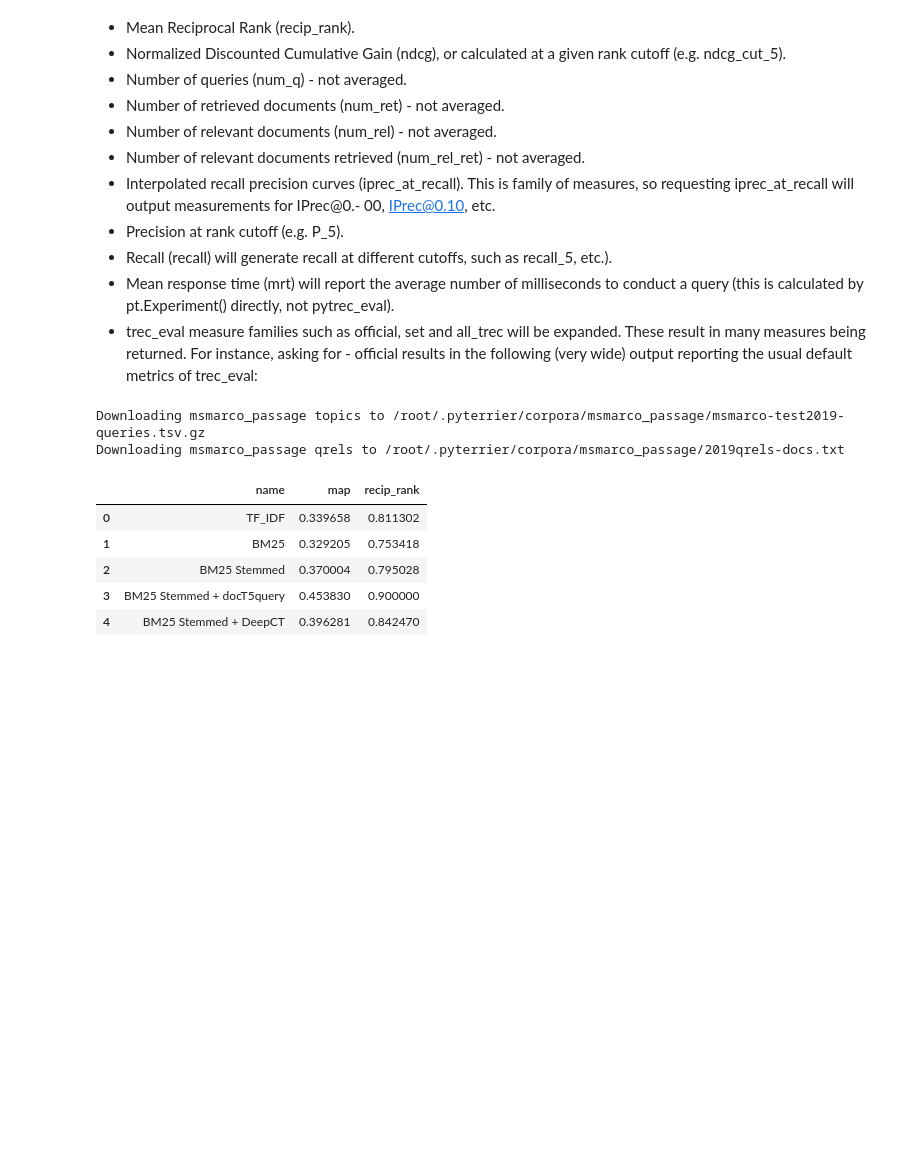
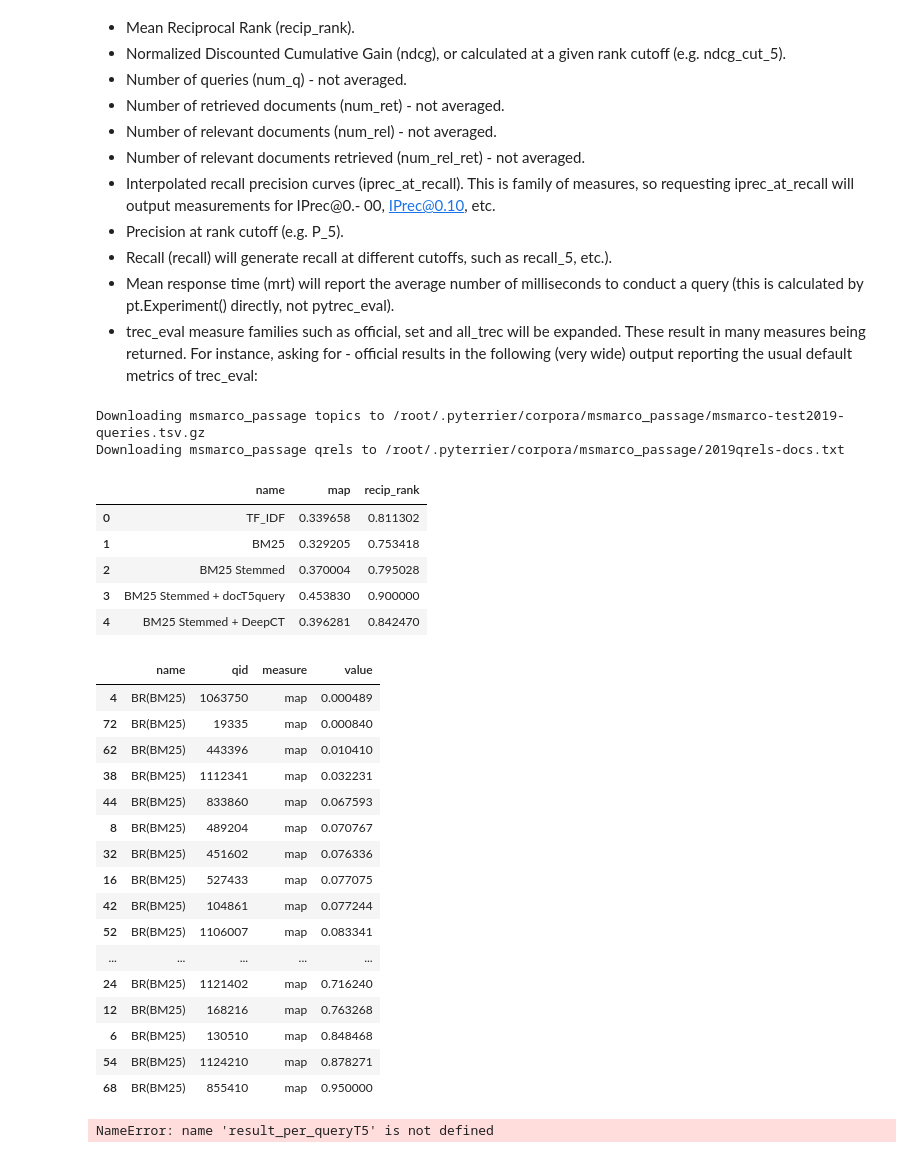
Before and after one commit to pkgamma/coreIR-improvements-exp, a Jupyter notebook: philip-code.ipynb, the cells around one changed output. Saved outputs shown, nothing was run; the diff lists cells and outputs as text; code cells hidden in the pictures; blank space fills up the shorter version.

```diff
--- a/philip-code.ipynb
+++ b/philip-code.ipynb
@@ -130,3 +127,38 @@ Downloading msmarco_passage qrels to /root/.pyterrier/corpora/msmarco_passage/20
 | 2 | BM25 Stemmed | 0.370004 | 0.795028 |
 | 3 | BM25 Stemmed + docT5query | 0.453830 | 0.900000 |
 | 4 | BM25 Stemmed + DeepCT | 0.396281 | 0.842470 |
+# %%
+result_per_query = pt.Experiment([bm25],
+                                 dataset.get_topics("test-2019"),
+                                 dataset.get_qrels("test-2019"),
+                                 eval_metrics=["recip_rank", "map"],
+                                 perquery=True)
+# %%
+result_per_query = result_per_query[result_per_query["value"].notnull()]
+result_per_query[result_per_query["measure"]=='map'].sort_values(by="value")
+# %% [output]
+|  | name | qid | measure | value |
+| 4 | BR(BM25) | 1063750 | map | 0.000489 |
+| 72 | BR(BM25) | 19335 | map | 0.000840 |
+| 62 | BR(BM25) | 443396 | map | 0.010410 |
+| 38 | BR(BM25) | 1112341 | map | 0.032231 |
+| 44 | BR(BM25) | 833860 | map | 0.067593 |
+| 8 | BR(BM25) | 489204 | map | 0.070767 |
+| 32 | BR(BM25) | 451602 | map | 0.076336 |
+| 16 | BR(BM25) | 527433 | map | 0.077075 |
+| 42 | BR(BM25) | 104861 | map | 0.077244 |
+| 52 | BR(BM25) | 1106007 | map | 0.083341 |
+| ... | ... | ... | ... | ... |
+| 24 | BR(BM25) | 1121402 | map | 0.716240 |
+| 12 | BR(BM25) | 168216 | map | 0.763268 |
+| 6 | BR(BM25) | 130510 | map | 0.848468 |
+| 54 | BR(BM25) | 1124210 | map | 0.878271 |
+| 68 | BR(BM25) | 855410 | map | 0.950000 |
+# %%
+result_per_query_T5 = pt.Experiment([bm25_terrier_stemmed_docT5query],
+                                 dataset.get_topics("test-2019"),
+                                 dataset.get_qrels("test-2019"),
+                                 eval_metrics=["recip_rank", "map"],
+                                 perquery=True)
+# %% [output]
+NameError: name 'result_per_queryT5' is not defined
```
Also changed, not shown: parts of 5 cells of this notebook, 1 other file.
